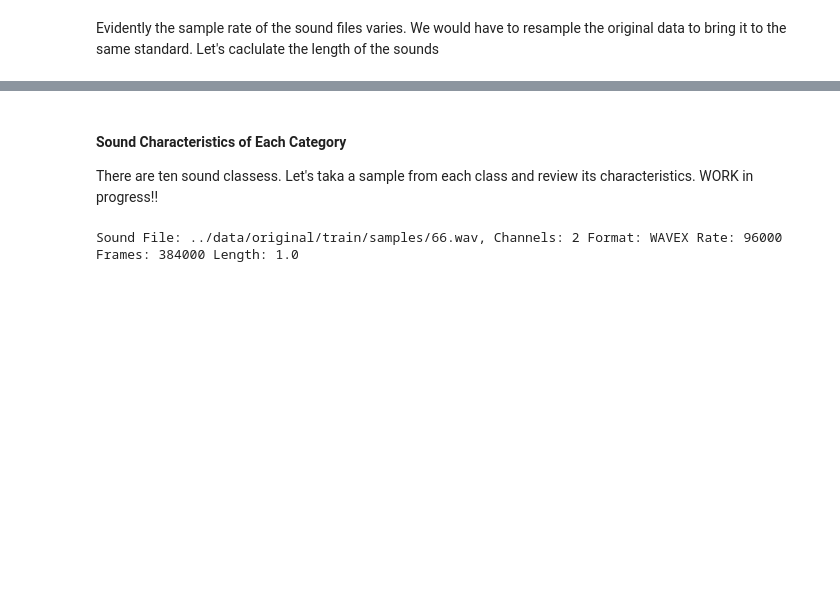
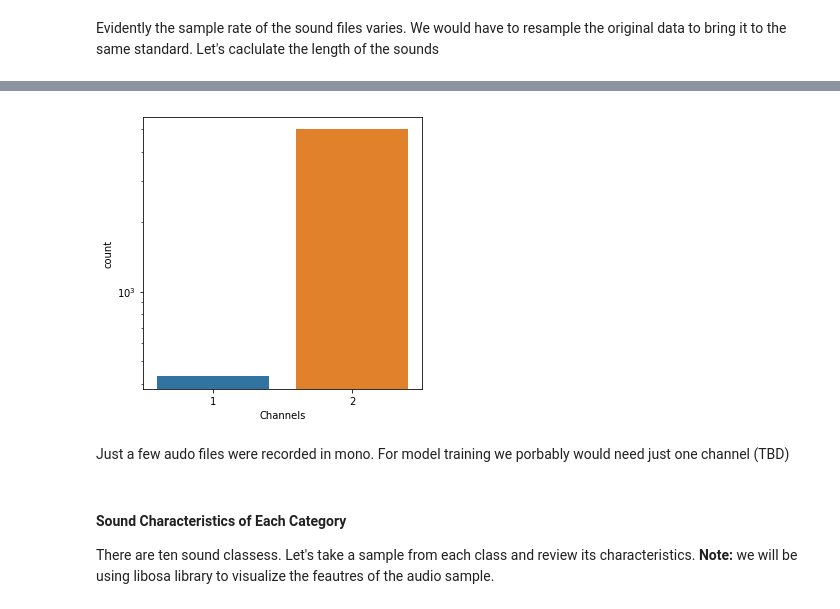
Before and after one commit to v2msLabs/ML1020-Course-Project, a Jupyter notebook: src/main.ipynb, the cells around one changed output, grey strips where cells are left out. Drawn from its saved outputs; the diff is of its cells as text; code cells hidden in the pictures; blank space fills up the shorter version.

```diff
--- a/src/main.ipynb
+++ b/src/main.ipynb
@@ -151,5 +149,12 @@ Majority of the sound files are 4 second long. But there are some file that are
+# %%
+plt.figure(figsize=(5,5))
+sns.countplot(x=df.Channels, log=True);
+# %% [output]
+[figure, added]
+# %% [markdown]
+Just a few audo files were recorded in mono. For model training we porbably would need just one channel (TBD)
 # %% [markdown]
 
 #### Sound Characteristics of Each Category
 
-There are ten sound classess. Let's taka a sample from each class and review its characteristics. WORK in progress!!
+There are ten sound classess. Let's take a sample from each class and review its characteristics. **Note:** we will be using libosa library to visualize the feautres of the audio sample.
@@ -169,5 +160,0 @@ sfl = sf.SoundFile(p)
-# %%
-print("Sound File: {0}, Channels: {1} Format: {2} Rate: {3} Frames: {4} Length: {5}".format(sfl.name,
-sfl.channels,sfl.format,sfl.samplerate, sfl.frames,round(sfl.samplerate/sfl.samplerate,2)  ))
-# %% [output]
-Sound File: ../data/original/train/samples/66.wav, Channels: 2 Format: WAVEX Rate: 96000 Frames: 384000 Length: 1.0
```
Also changed, not shown: parts of 25 cells of this notebook.
